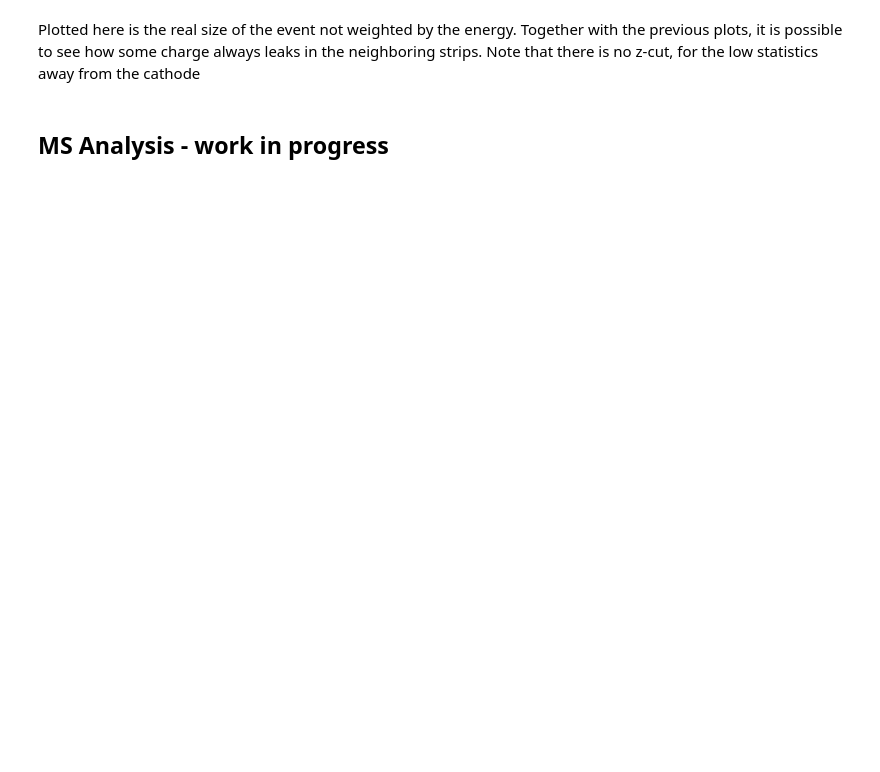
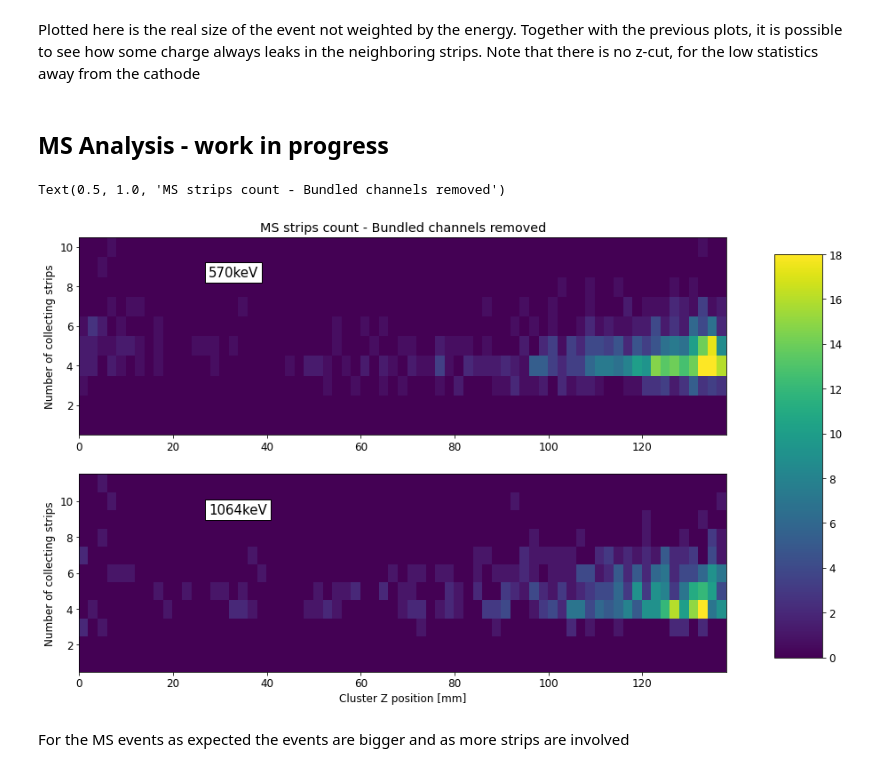
Before and after one commit to jdalmasson88/LXe_notebooks, a Jupyter notebook: cluster_analysis.ipynb, the cells around one changed output. Saved outputs shown, nothing was run; the diff lists cells and outputs as text; code cells hidden in the pictures; blank space fills up the shorter version.

```diff
--- a/cluster_analysis.ipynb
+++ b/cluster_analysis.ipynb
@@ -269,6 +269,40 @@ Text(0.5, 0, 'event size [mm]')
 Plotted here is the real size of the event not weighted by the energy. Together with the previous plots, it is possible to see how some charge always leaks in the neighboring strips. Note that there is no z-cut, for the low statistics away from the cathode
 # %% [markdown]
 ## MS Analysis - work in progress
+# %%
+fig, ax = plt.subplots(2, figsize=(15,9))
+limits = [['1100','1500'],['2300','3000']]
+labels = ['570keV','1064keV']
+cut_array = ['DriftTime>0', 'DriftTime<77','NumberOfClusters>1',\
+             'TileStrip X1-12 Charge Energy==0','TileStrip Y1-10 Charge Energy==0']
+last = False
+ax_text = '570keV'
+for i in range(2):
+    cut_array = cut_array[:5] +\
+    ['TotalTileEnergy>{}'.format(limits[i][0]), 'TotalTileEnergy<{}'.format(limits[i][1])]
+    cut = Cut(cut_array,df,derived_dict)
+    mask = cut.mask
+    mask = np.logical_and(mask,df['IsFull3D'])
+    bin_limits_x = np.arange(0,140,2)
+    bin_limits_y = np.arange(max(df['NumTileChannelsHit'].loc[mask])+1) + 0.5
+    _,_,_,im = ax[i].hist2d(df['Cluster Z-Pos'][mask].map(lambda x: x[0]),df['NumTileChannelsHit'][mask],\
+                 bins=[bin_limits_x,bin_limits_y])
+    ax[i].set_ylabel('Number of collecting strips')
+    if last:
+        ax_text = '1064keV'
+    ax[i].text(0.2, 0.8, ax_text, bbox=dict(facecolor='white'), fontsize=15, transform = ax[i].transAxes)
+    last = True
+
+fig.subplots_adjust(right=0.8)
+cbar_ax = fig.add_axes([0.85, 0.15, 0.05, 0.7])
+fig.colorbar(im,cax=cbar_ax)
+ax[1].set_xlabel('Cluster Z position [mm]')
+ax[0].set_title('MS strips count - Bundled channels removed')
+# %% [output]
+Text(0.5, 1.0, 'MS strips count - Bundled channels removed')
+[figure, added]
+# %% [markdown]
+For the MS events as expected the events are bigger and as more strips are involved
 # %%
 fig3 = plt.figure(constrained_layout=True,figsize=(15,7))
 gs = fig3.add_gridspec(3, 3)
```
Also changed, not shown: parts of 9 cells of this notebook, 1 other file.
